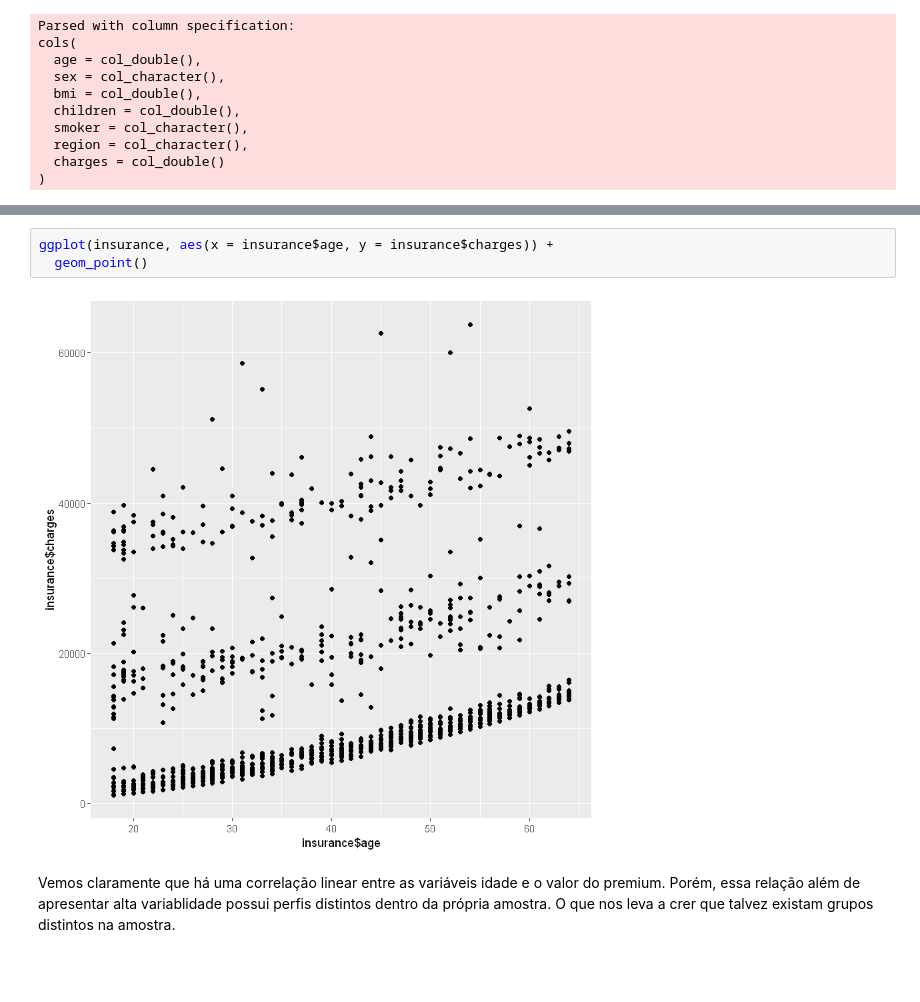
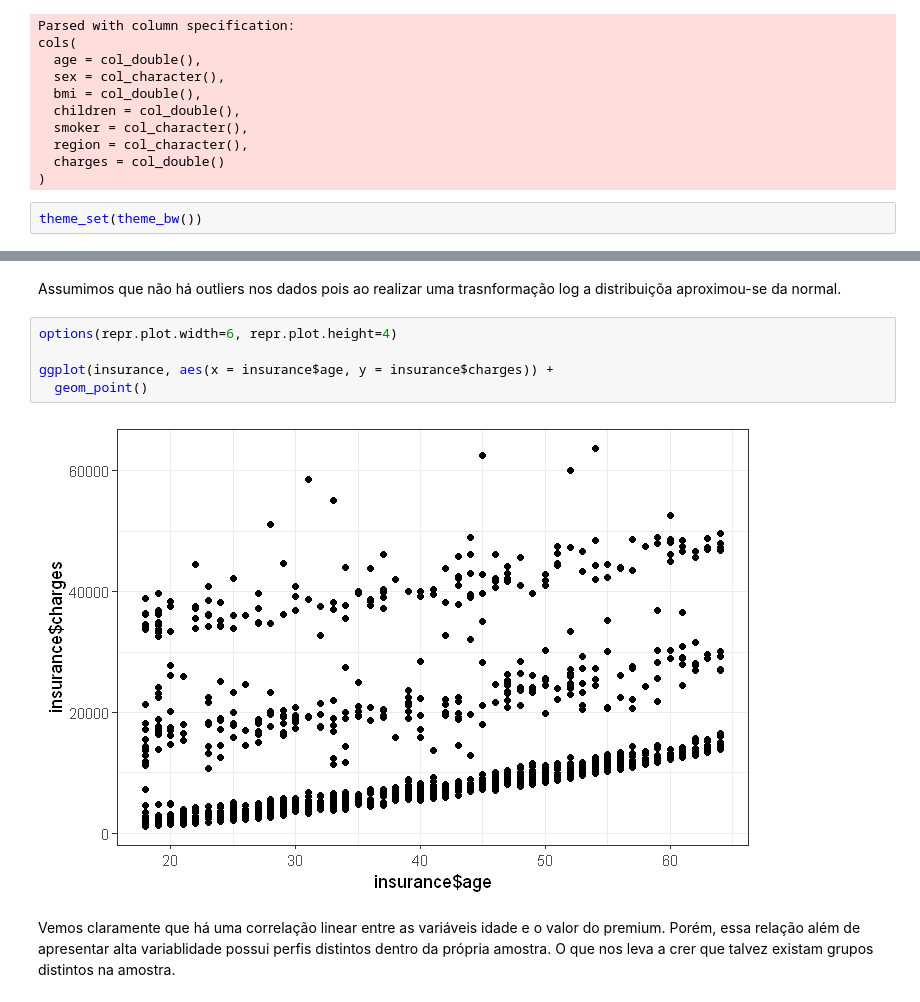
Before and after one commit to polaroidz/insurance_cost.R, a Jupyter notebook: Insurance Cost.ipynb, the cells around one changed output, grey strips where cells are left out. Drawn from its saved outputs; the diff is of its cells as text; blank space fills up the shorter version.

```diff
--- a/Insurance Cost.ipynb
+++ b/Insurance Cost.ipynb
@@ -16,6 +21,8 @@ cols(
   region = col_character(),
   charges = col_double()
 )
+# %%
+theme_set(theme_bw())
 # %%
 summary(insurance)
 # %% [output]
@@ -42,8 +105,12 @@ Os valores dos premiuns estão distribuídos de forma assimétrica á direita in
+# %% [markdown]
+Assumimos que não há outliers nos dados pois ao realizar uma trasnformação log a distribuiçõa aproximou-se da normal.
 # %%
+options(repr.plot.width=6, repr.plot.height=4)
+
 ggplot(insurance, aes(x = insurance$age, y = insurance$charges)) +
   geom_point()
 # %% [output]
-[figure, old version]
+[figure, new version]
 # %% [markdown]
 Vemos claramente que há uma correlação linear entre as variáveis idade e o valor do premium. Porém, essa relação além de apresentar alta variablidade possui perfis distintos dentro da própria amostra. O que nos leva a crer que talvez existam grupos distintos na amostra.
 # %%
```
Also changed, not shown: parts of 12 cells of this notebook.
